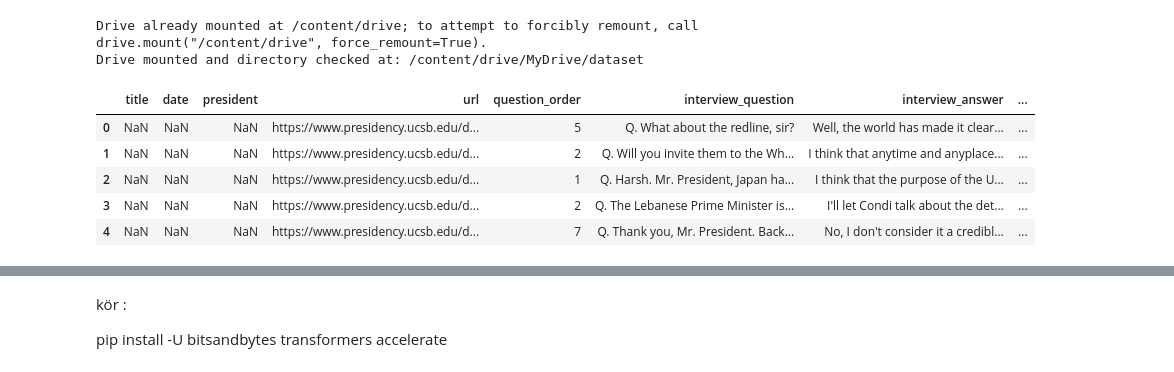
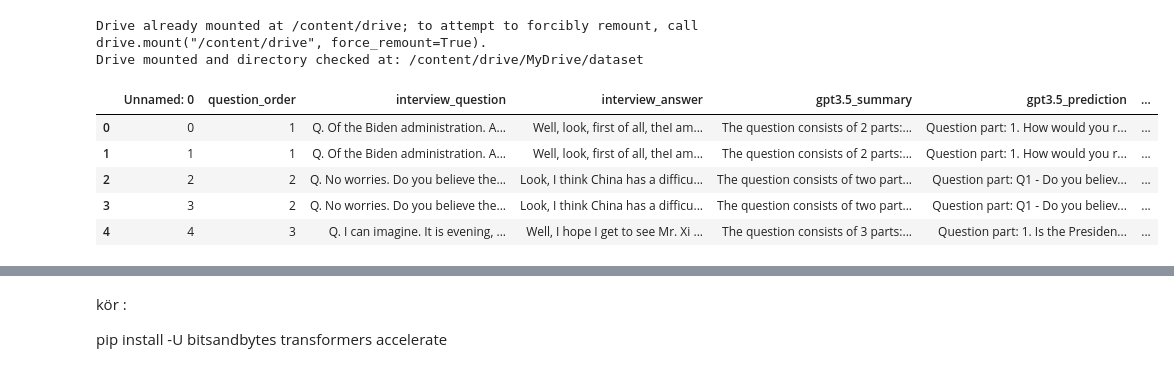
Before and after one commit to emni8523/nlp_semeval, a Jupyter notebook: notebooks/bert_model.ipynb, the cells around one changed output, grey strips where cells are left out. Drawn from its saved outputs; the diff is of its cells as text; code cells hidden in the pictures.

```diff
--- a/notebooks/bert_model.ipynb
+++ b/notebooks/bert_model.ipynb
@@ -29,19 +29,19 @@ Drive already mounted at /content/drive; to attempt to forcibly remount, call dr
 Drive mounted and directory checked at: /content/drive/MyDrive/dataset
 # %%
 
-dataset_path = f'{DRIVE_PATH}/test_data.csv'
+dataset_path = f'{DRIVE_PATH}/training_data_processed.csv'
 df = pd.read_csv(dataset_path)
 
 # drop_cols = ['evasion_label', 'Unnamed: 0', 'affirmative_questions']
 # df = df.drop(columns= drop_cols)
 df.head()
 # %% [output]
-|  | title | date | president | url | question_order | interview_question | interview_answer | ... |
-| 0 | NaN | NaN | NaN | https://www.presidency.ucsb.edu/d... | 5 | Q. What about the redline, sir? | Well, the world has made it clear... | ... |
-| 1 | NaN | NaN | NaN | https://www.presidency.ucsb.edu/d... | 2 | Q. Will you invite them to the Wh... | I think that anytime and anyplace... | ... |
-| 2 | NaN | NaN | NaN | https://www.presidency.ucsb.edu/d... | 1 | Q. Harsh. Mr. President, Japan ha... | I think that the purpose of the U... | ... |
-| 3 | NaN | NaN | NaN | https://www.presidency.ucsb.edu/d... | 2 | Q. The Lebanese Prime Minister is... | I'll let Condi talk about the det... | ... |
-| 4 | NaN | NaN | NaN | https://www.presidency.ucsb.edu/d... | 7 | Q. Thank you, Mr. President. Back... | No, I don't consider it a credibl... | ... |
+|  | Unnamed: 0 | question_order | interview_question | interview_answer | gpt3.5_summary | gpt3.5_prediction | ... |
+| 0 | 0 | 1 | Q. Of the Biden administration. A... | Well, look, first of all, theI am... | The question consists of 2 parts:... | Question part: 1. How would you r... | ... |
+| 1 | 1 | 1 | Q. Of the Biden administration. A... | Well, look, first of all, theI am... | The question consists of 2 parts:... | Question part: 1. How would you r... | ... |
+| 2 | 2 | 2 | Q. No worries. Do you believe the... | Look, I think China has a difficu... | The question consists of two part... | Question part: Q1 - Do you believ... | ... |
+| 3 | 3 | 2 | Q. No worries. Do you believe the... | Look, I think China has a difficu... | The question consists of two part... | Question part: Q1 - Do you believ... | ... |
+| 4 | 4 | 3 | Q. I can imagine. It is evening, ... | Well, I hope I get to see Mr. Xi ... | The question consists of 3 parts:... | Question part: 1. Is the Presiden... | ... |
 # %%
 label_map = {
     'Clear Reply': 0,
```
Also changed, not shown: parts of 4 cells of this notebook.
